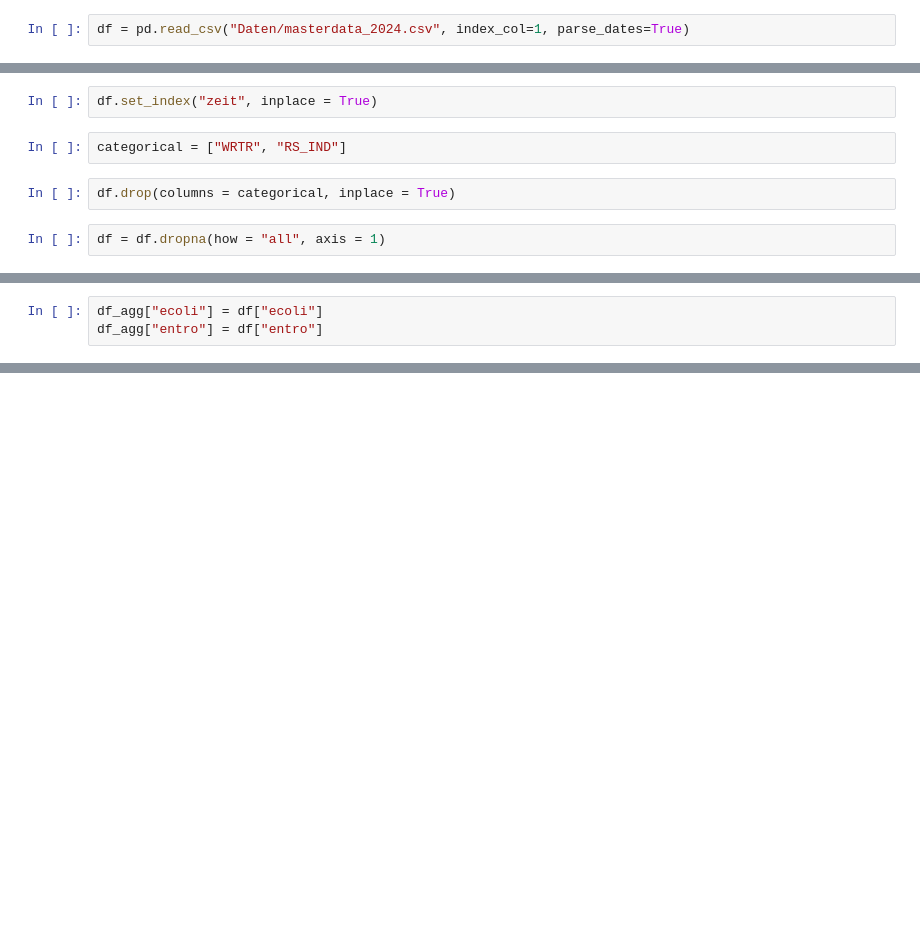
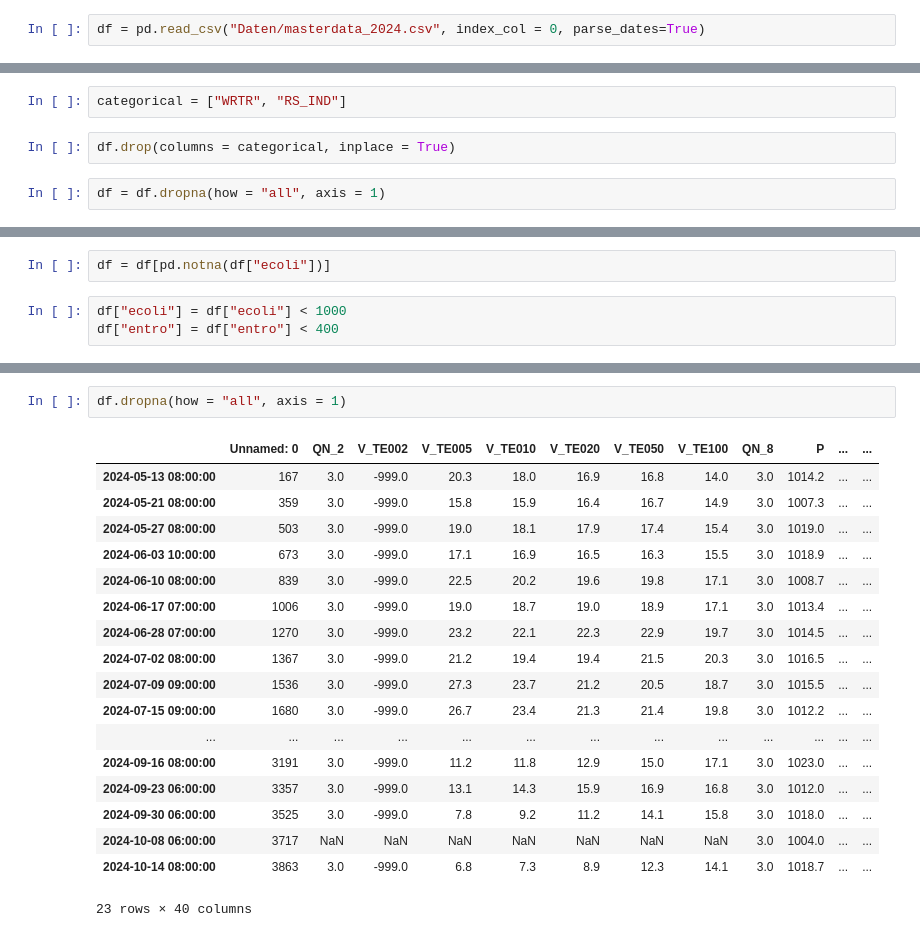
Before and after one commit to DrunkenRaccoon/Neckarinsel_Wasserqualitaet, a Jupyter notebook: first_analysis.ipynb, the cells around one changed output, grey strips where cells are left out. Saved outputs shown, nothing was run; the diff lists cells and outputs as text; blank space fills up the shorter version.

```diff
--- a/first_analysis.ipynb
+++ b/first_analysis.ipynb
@@ -1,4 +1,4 @@
 # %%
 import pandas as pd
 # %%
-df = pd.read_csv("Daten/masterdata_2024.csv", index_col=1, parse_dates=True)
+df = pd.read_csv("Daten/masterdata_2024.csv", index_col = 0, parse_dates=True)
@@ -7,7 +43,5 @@ df = df.apply(pd.to_numeric, errors='coerce')
 # %%
 df.drop(columns=[ "pos_neg"], inplace = True)
-# %%
-df.set_index("zeit", inplace = True)
 # %%
 categorical = ["WRTR", "RS_IND"]
 # %%
@@ -27,3 +51,5 @@ df_agg = aggregate_time(df.drop(columns=["ecoli", "entro"]))
+# %%
+df = df[pd.notna(df["ecoli"])]
 # %%
-df_agg["ecoli"] = df["ecoli"]
-df_agg["entro"] = df["entro"]
+df["ecoli"] = df["ecoli"] < 1000
+df["entro"] = df["entro"] < 400
@@ -170,0 +56,21 @@ plt.show()
+# %%
+df.dropna(how = "all", axis = 1)
+# %% [output]
+|  | Unnamed: 0 | QN_2 | V_TE002 | V_TE005 | V_TE010 | V_TE020 | V_TE050 | V_TE100 | QN_8 | P | ... | ... |
+| 2024-05-13 08:00:00 | 167 | 3.0 | -999.0 | 20.3 | 18.0 | 16.9 | 16.8 | 14.0 | 3.0 | 1014.2 | ... | ... |
+| 2024-05-21 08:00:00 | 359 | 3.0 | -999.0 | 15.8 | 15.9 | 16.4 | 16.7 | 14.9 | 3.0 | 1007.3 | ... | ... |
+| 2024-05-27 08:00:00 | 503 | 3.0 | -999.0 | 19.0 | 18.1 | 17.9 | 17.4 | 15.4 | 3.0 | 1019.0 | ... | ... |
+| 2024-06-03 10:00:00 | 673 | 3.0 | -999.0 | 17.1 | 16.9 | 16.5 | 16.3 | 15.5 | 3.0 | 1018.9 | ... | ... |
+| 2024-06-10 08:00:00 | 839 | 3.0 | -999.0 | 22.5 | 20.2 | 19.6 | 19.8 | 17.1 | 3.0 | 1008.7 | ... | ... |
+| 2024-06-17 07:00:00 | 1006 | 3.0 | -999.0 | 19.0 | 18.7 | 19.0 | 18.9 | 17.1 | 3.0 | 1013.4 | ... | ... |
+| 2024-06-28 07:00:00 | 1270 | 3.0 | -999.0 | 23.2 | 22.1 | 22.3 | 22.9 | 19.7 | 3.0 | 1014.5 | ... | ... |
+| 2024-07-02 08:00:00 | 1367 | 3.0 | -999.0 | 21.2 | 19.4 | 19.4 | 21.5 | 20.3 | 3.0 | 1016.5 | ... | ... |
+| 2024-07-09 09:00:00 | 1536 | 3.0 | -999.0 | 27.3 | 23.7 | 21.2 | 20.5 | 18.7 | 3.0 | 1015.5 | ... | ... |
+| 2024-07-15 09:00:00 | 1680 | 3.0 | -999.0 | 26.7 | 23.4 | 21.3 | 21.4 | 19.8 | 3.0 | 1012.2 | ... | ... |
+| ... | ... | ... | ... | ... | ... | ... | ... | ... | ... | ... | ... | ... |
+| 2024-09-16 08:00:00 | 3191 | 3.0 | -999.0 | 11.2 | 11.8 | 12.9 | 15.0 | 17.1 | 3.0 | 1023.0 | ... | ... |
+| 2024-09-23 06:00:00 | 3357 | 3.0 | -999.0 | 13.1 | 14.3 | 15.9 | 16.9 | 16.8 | 3.0 | 1012.0 | ... | ... |
+| 2024-09-30 06:00:00 | 3525 | 3.0 | -999.0 | 7.8 | 9.2 | 11.2 | 14.1 | 15.8 | 3.0 | 1018.0 | ... | ... |
+| 2024-10-08 06:00:00 | 3717 | NaN | NaN | NaN | NaN | NaN | NaN | NaN | 3.0 | 1004.0 | ... | ... |
+| 2024-10-14 08:00:00 | 3863 | 3.0 | -999.0 | 6.8 | 7.3 | 8.9 | 12.3 | 14.1 | 3.0 | 1018.7 | ... | ... |
+23 rows × 40 columns
```
Also changed, not shown: parts of 11 cells of this notebook, 16 other files.
